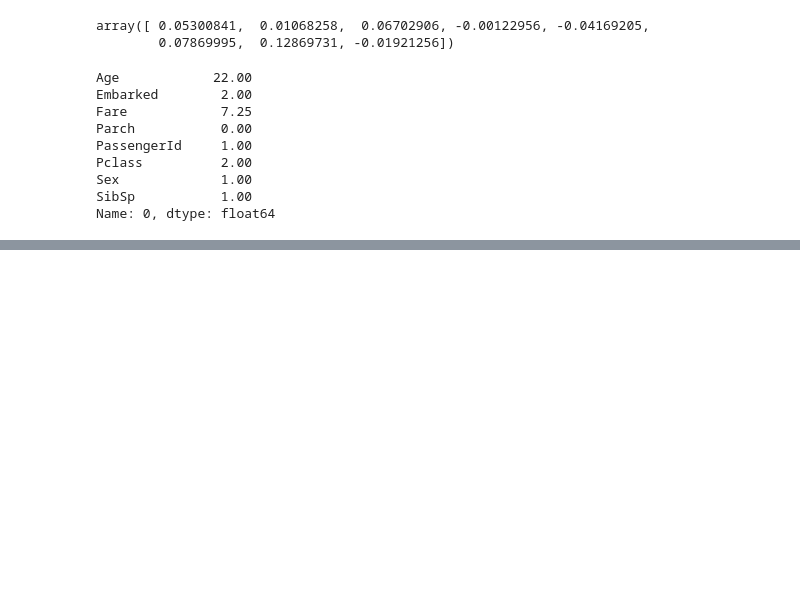
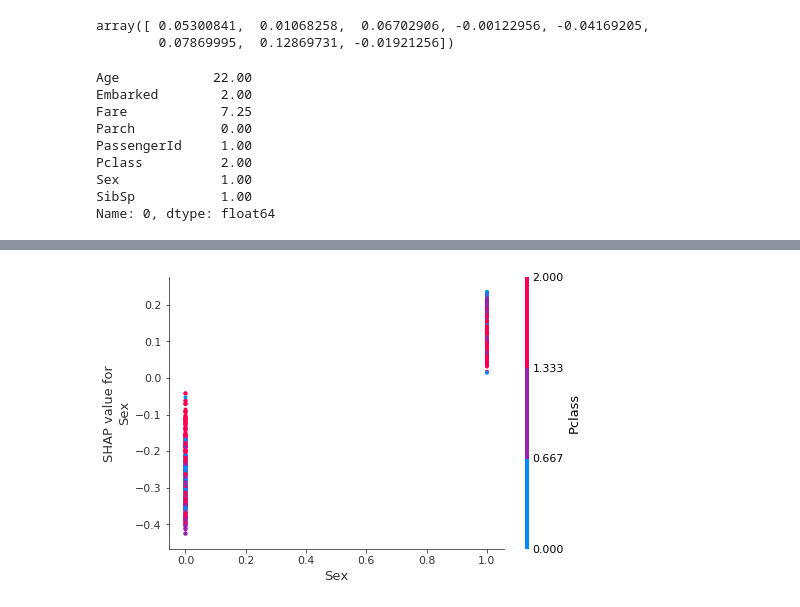
Before and after one commit to bipinkc19/explaining-black-boxes, a Jupyter notebook: Shap tabular.ipynb, the cells around one changed output, grey strips where cells are left out. Drawn from its saved outputs; the diff is of its cells as text; code cells hidden in the pictures; blank space fills up the shorter version.

```diff
--- a/Shap tabular.ipynb
+++ b/Shap tabular.ipynb
@@ -108,3 +108,7 @@ Name: 0, dtype: float64
 shap.force_plot(explainer.expected_value[0], shap_values[0][0], X.loc[0])
 # %% [output]
 [interactive output not drawn]
+# %%
+shap.dependence_plot("Sex", shap_values[0], X)
+# %% [output]
+[figure, added]
```
Also changed, not shown: parts of 3 cells of this notebook, 5 other files.
